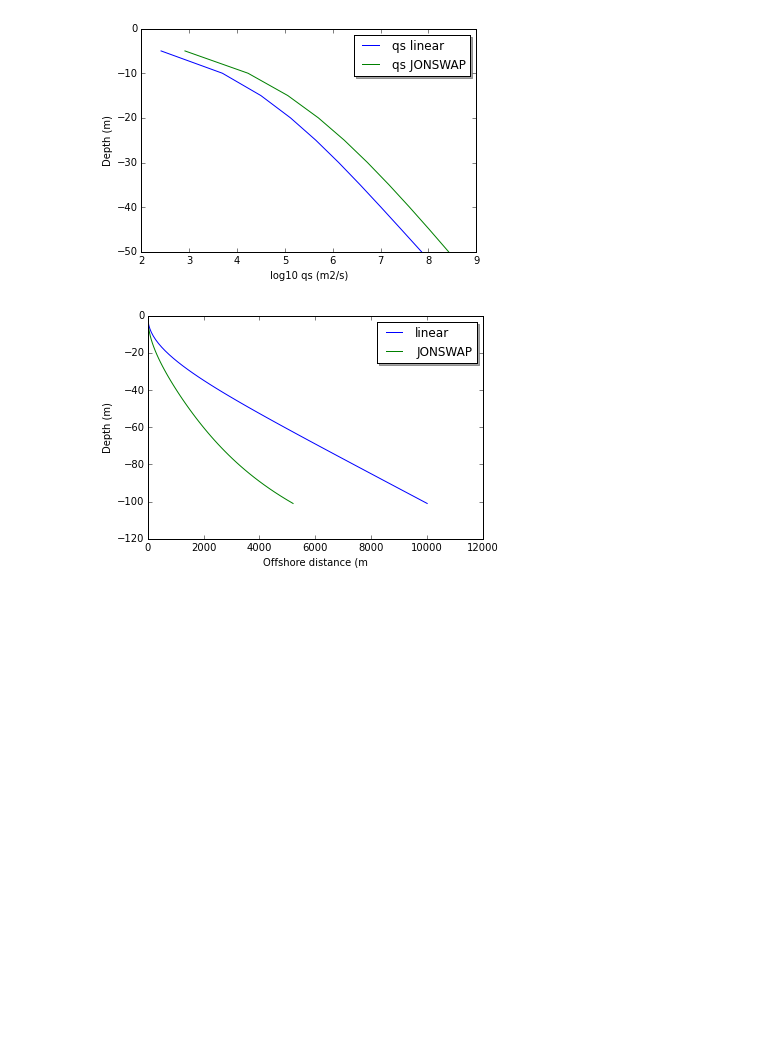
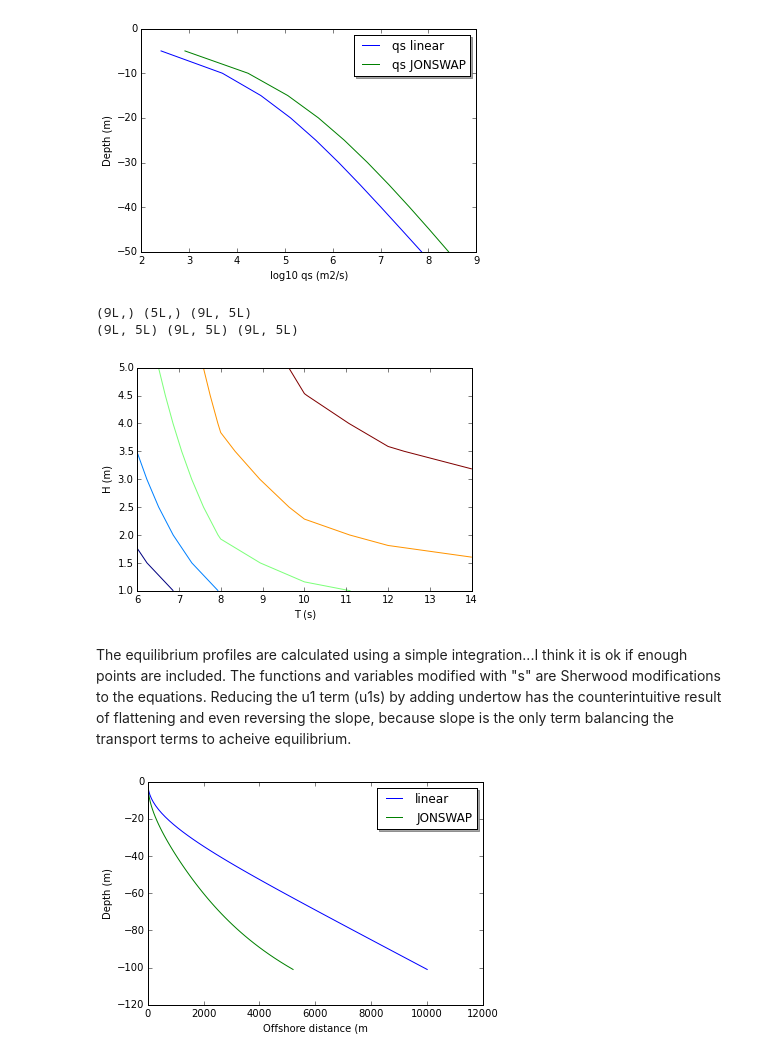
Before and after one commit to csherwood-usgs/IPython_notebook_examples, a Jupyter notebook: Profile_calculations.ipynb, the cells around one changed output. Drawn from its saved outputs; the diff is of its cells as text; code cells hidden in the pictures; blank space fills up the shorter version.

Commit message:
added morph. wave

```diff
--- a/Profile_calculations.ipynb
+++ b/Profile_calculations.ipynb
@@ -162,3 +162,39 @@ legend = plt.legend(loc='upper right', shadow=True)
+# %%
+# calculate geomorphic wave
+T = np.arange(6.,16.,2.)
+H = np.arange(1.,5.5, .5)
+h = 50.
+M = np.zeros((len(H),len(T)))
+print np.shape(H),np.shape(T),np.shape(M)
+for i in xrange(len(H)):
+    for j in xrange(len(T)):
+        w = 2.*np.pi/T[j]
+        kh = qkhfs(w,h)
+        k = kh/h
+        L = np.pi*2./k
+        #M[i,j]=(H[i]**3/((T[j]**3)*np.sinh(kh)**3))*( (-15.*np.pi**2*H[i]**2)/(4.*T[j]*L*np.sinh(kh)**2) + \
+        #                                           ( -9.*np.pi**2*H[i]**2)/(4.*T[j]*L*np.sinh(kh)**4) )
+        M[i,j]= (H[i]**5)/((T[j]**3)*(np.sinh(kh)**3))
+
+H, T = np.meshgrid(T, H)
+fig = plt.figure()
+#ax = fig.gca(projection='3d')
+#surf = ax.plot_surface(H, T, np.log10(M), rstride=1, cstride=1, cmap=cm.coolwarm,
+#        linewidth=0, antialiased=False)
+plt.contour(H,T,np.log10(M))
+#ax.set_zlim(-1.01, 1.01)
+plt.ylabel('H (m)')
+plt.xlabel('T (s)')
+#legend = plt.legend(loc='upper right', shadow=True)
+print np.shape(H),np.shape(T),np.shape(M)
+# %% [output]
+(9L,) (5L,) (9L, 5L)
+(9L, 5L) (9L, 5L) (9L, 5L)
+[figure, added]
+# %% [markdown]
+The equilibrium profiles are calculated using a simple integration...I think it is ok if enough points are included.
+The functions and variables modified with "s" are Sherwood modifications to the equations. Reducing the u1 term (u1s)
+by adding undertow has the counterintuitive result of flattening and even reversing the slope, because slope is the only term balancing the transport terms to acheive equilibrium.
 # %%
 # calculate equilibrium profiles
 
```
Also changed, not shown: parts of 2 cells of this notebook.
